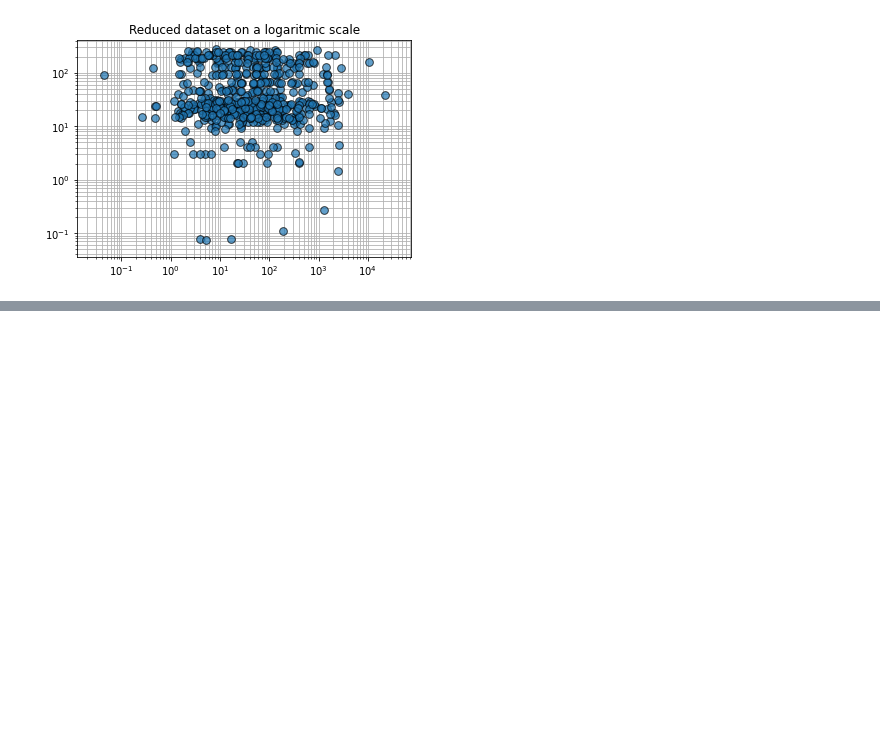
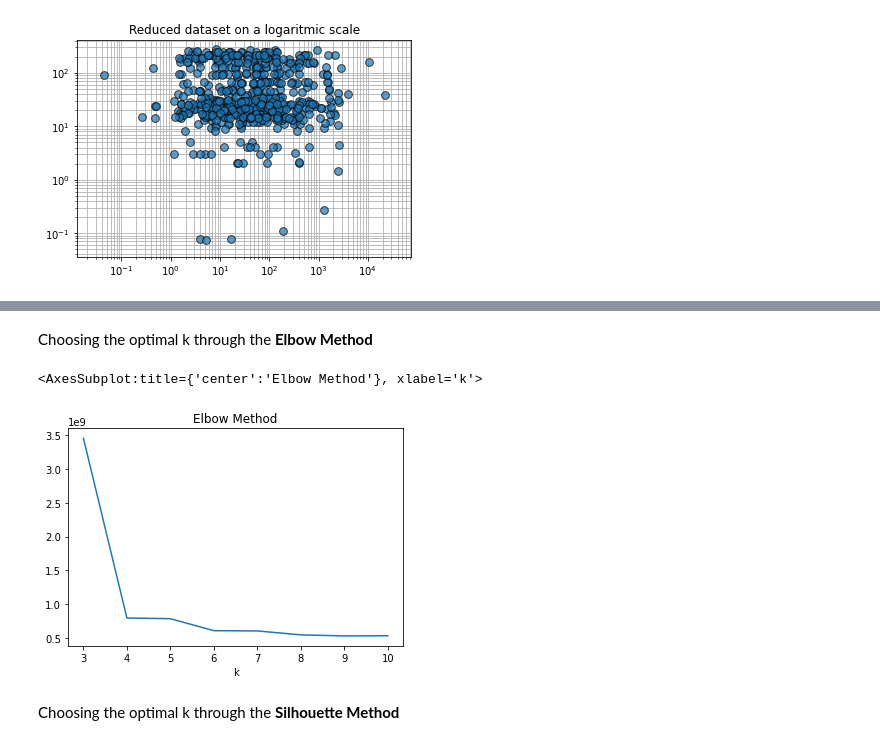
Before and after one commit to gianaguico/ADM_HW4_Group33, a Jupyter notebook: HM4 Q2.ipynb, the cells around one changed output, grey strips where cells are left out. Cells and saved outputs as stored; diff of their text form; code cells hidden in the pictures; blank space fills up the shorter version.

```diff
--- a/HM4 Q2.ipynb
+++ b/HM4 Q2.ipynb
@@ -258,0 +274,3 @@ ax.set_xscale("log")
+# %%
+conf = SparkConf().setAppName("Prova").setMaster("local")
+sc = SparkContext(conf=conf)
@@ -258,0 +301,49 @@ ax.set_xscale("log")
+# %%
+def k_means(rdd, cent):
+    """Returns clustered data"""
+    belong = rdd.map(lambda x: (min_distance(x, cent), x)) # which cluster each data belongs to
+    return pd.DataFrame(belong.collect())
+
+def centroids(rdd, cent):
+    """Computing the new centroids through map-reduce"""
+    belong = rdd.map(lambda x: (min_distance(x, cent), x)) # which cluster each data belongs to
+    count = belong.countByKey()
+    summation = belong.reduceByKey(lambda x, y: (x[0]+y[0],  x[1]+y[1])) # pairwise summation over the values
+    cent = summation.map(lambda x: (np.array(x[1])/ count[x[0]]))
+    return cent.collect()
+
+def var(rdd, cent):
+    """Total Variance"""
+    accum = sc.accumulator(0)
+    rdd.map(lambda x: squared_distance(x, cent)).foreach(lambda x: accum.add(x))
+    return accum.value
+# %%
+def iterating(k, rdd, threshold = 10):
+    """Iteratively compute the centroids until convergence (max 20 iterations)"""
+    cent = rdd.takeSample(withReplacement=False, num=k) # initial random centroid
+    for i in range(20):
+        prev_cent = cent
+        cent = centroids(rdd, cent)
+        distance = np.linalg.norm(np.array(prev_cent)-np.array(cent))
+        if distance < threshold:
+            break
+    variance = var(rdd, cent)
+    clusters = k_means(rdd, cent)
+    return clusters, variance
+# %% [markdown]
+Choosing the optimal k through the **Elbow Method**
+# %%
+sc.setLogLevel("OFF")
+l = []
+for k in tqdm(range(3, 11)):
+    clusters, variance = iterating(k, rdd, threshold = 10)
+    l.append(variance)
+# %%
+k = pd.DataFrame(l)
+k.index = k.index + 3
+k.plot(title = 'Elbow Method', legend = False, xlabel = 'k')
+# %% [output]
+<AxesSubplot:title={'center':'Elbow Method'}, xlabel='k'>
+[figure, added]
+# %% [markdown]
+Choosing the optimal k through the **Silhouette Method**
```
Also changed, not shown: parts of 56 cells of this notebook.
